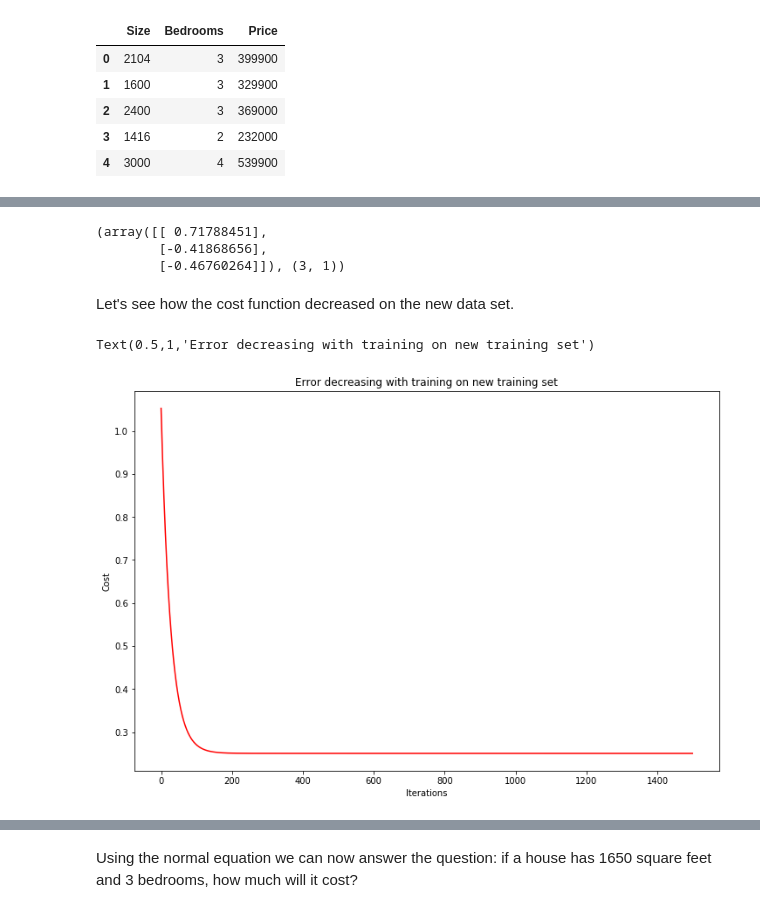
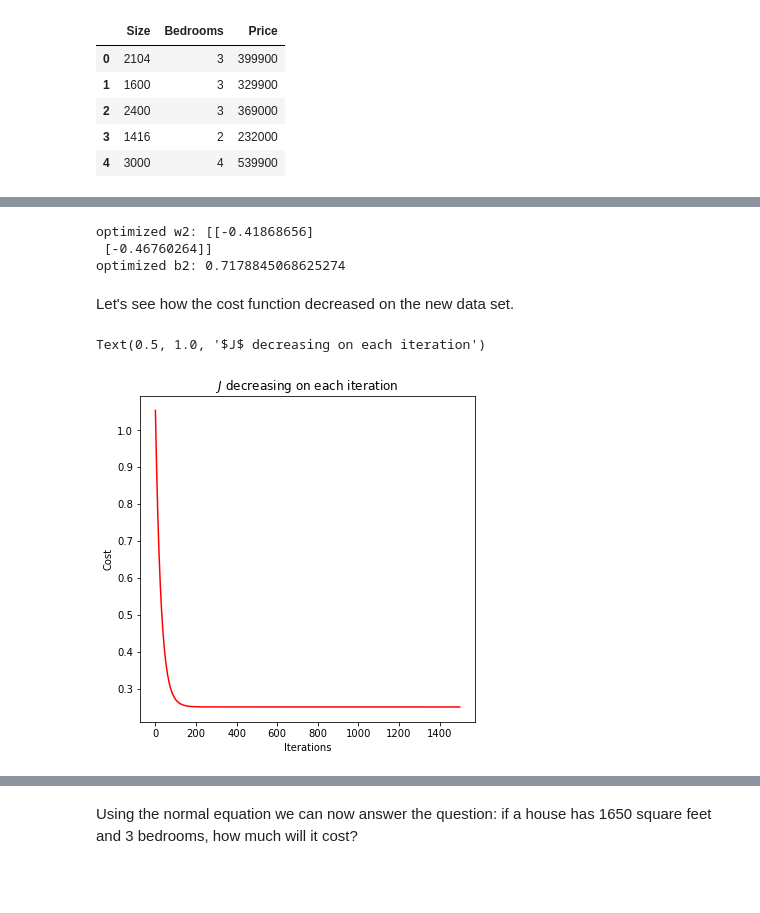
Before and after one commit to LuketheDukeBates/Linear-Regression-Demo, a Jupyter notebook: Linear Regression Demo.ipynb, the cells around one changed output, grey strips where cells are left out. Drawn from its saved outputs; the diff is of its cells as text; code cells hidden in the pictures; blank space fills up the shorter version.

```diff
--- a/Linear Regression Demo.ipynb
+++ b/Linear Regression Demo.ipynb
@@ -209,0 +123,9 @@ So we can now evalute the guess of theta just being 0 using the our cost functio
+# %%
+def computeCost(X, y, b=0, w=np.zeros((X.shape[1],1))):
+
+    m = y.size
+
+    y_hat = (np.dot(X, w) + b)
+    J = 1 / (2 * m) * np.sum(np.square(y_hat - y))
+
+    return J
@@ -241,14 +173,18 @@ After exiting the for-loop, our function will return our updated parameter value
 # %%
 def gradientDescent(X, y, alpha, iters):
-
-    theta = [[0]] * X.shape[1]
+    w = np.zeros((X.shape[1],1))
+    b = 0
 
     m = y.size
     cost = np.zeros(iters)
+    ws, bs = [], []
 
     for i in np.arange(iters):
-        h = np.dot(X, theta)
-        theta = theta - alpha * (1 / m) * (X.T.dot(h - y))
-        cost[i] = computeCost(X, y, theta)
-    return theta, cost
+        y_hat = np.dot(X, w) + b
+        ws.append(np.squeeze(w))
+        bs.append(b)
+        w = w - alpha * (1 / m) * (np.dot(X.T, (y_hat - y)))
+        b = b - alpha * (1 / m) * np.sum(((y_hat - y)))
+        cost[i] = computeCost(X, y, b, w)
+    return w, b, cost, ws, bs
 # %% [markdown]
@@ -517,0 +390,8 @@ array([[1.63088354],
+# %%
+np_data2 = np.loadtxt('ex1data2.txt', delimiter=',')
+Z = (np_data2 - np.mean(np_data2)) / np.std(np_data2)
+X2 = Z[:, 0:2]
+y2 = Z[:,2].reshape(len(Z), 1)
+print("Dataset shape: {}".format(np_data2.shape))
+print("X shape: {}".format(X2.shape))
+print("y shape: {}".format(y2.shape))
@@ -520,7 +404,7 @@ So, what do we need to do adapt our algorithm to deal with the increased dimensi
 # %%
 # perform linear regression on the new data set
-new_theta2, cost2 = gradientDescent(X2, y2, alpha, iters)
+new_w2, new_b2, cost2, new_ws, new_bs = gradientDescent(X2, y2, alpha, iters)
 
 # get the cost (or the loss or the error) of the model
-computeCost(X2, y2, new_theta2)
+computeCost(X2, y2, new_b2, new_w2)
 # %% [output]
@@ -528,18 +412,19 @@ computeCost(X2, y2, new_theta2)
-# %%
-new_theta2, new_theta2.shape
-# %% [output]
-(array([[ 0.71788451],
-        [-0.41868656],
-        [-0.46760264]]), (3, 1))
+# %%
+print("optimized w2: {}".format(new_w2))
+print("optimized b2: {}".format(new_b2))
+# %% [output]
+optimized w2: [[-0.41868656]
+ [-0.46760264]]
+optimized b2: 0.7178845068625274
 # %% [markdown]
 Let's see how the cost function decreased on the new data set.
 # %%
-fig, ax = plt.subplots(figsize=(12, 8))
+fig, ax = plt.subplots(figsize=(6, 6))
 ax.plot(np.arange(iters), cost2, 'r')
 ax.set_xlabel('Iterations')
 ax.set_ylabel('Cost')
-ax.set_title('Error decreasing with training on new training set')
+ax.set_title(r'$J$ decreasing on each iteration')
 # %% [output]
-Text(0.5,1,'Error decreasing with training on new training set')
+Text(0.5, 1.0, '$J$ decreasing on each iteration')
-[figure, old version]
+[figure, new version]
 # %% [markdown]
```
Also changed, not shown: parts of 81 cells of this notebook.
